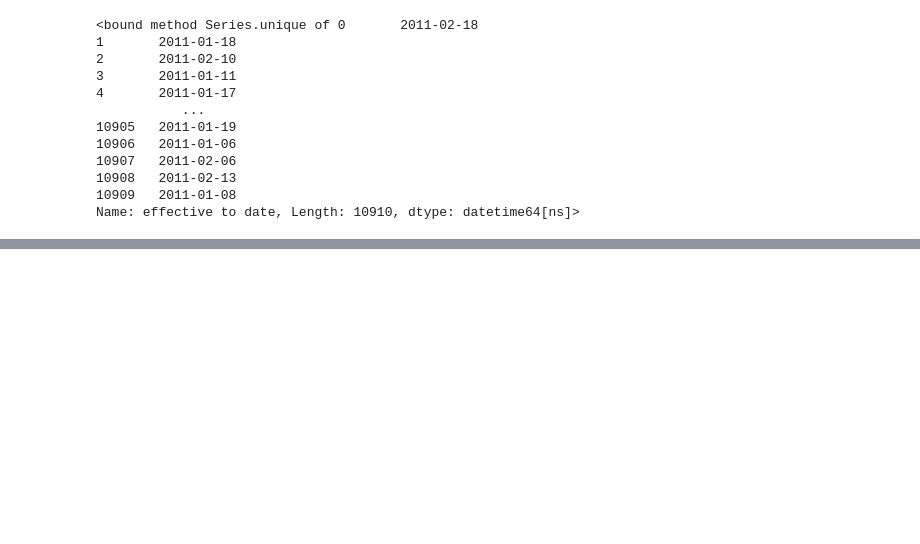
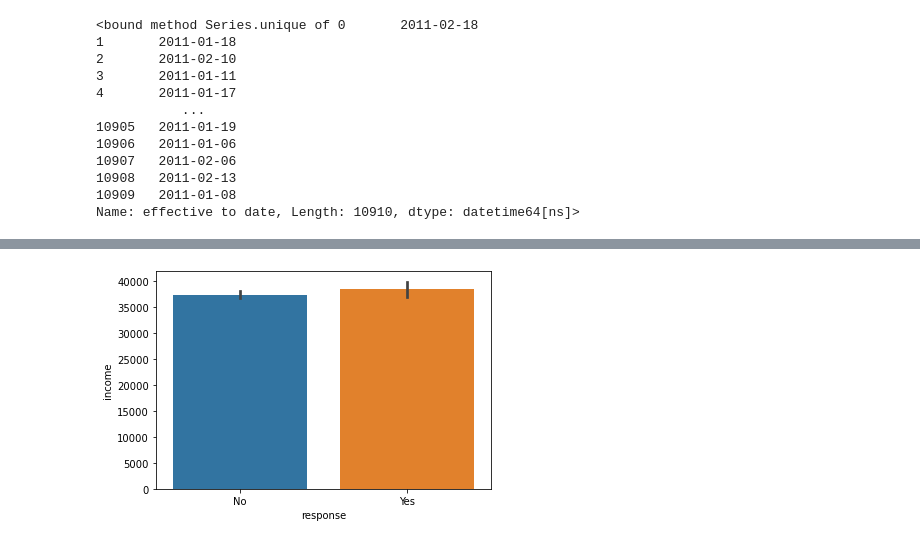
Before and after one commit to audedef/lab-customer-analysis-round-2, a Jupyter notebook: ex-lab-customer-analysis.ipynb, the cells around one changed output, grey strips where cells are left out. Saved outputs shown, nothing was run; the diff lists cells and outputs as text; code cells hidden in the pictures; blank space fills up the shorter version.

```diff
--- a/ex-lab-customer-analysis.ipynb
+++ b/ex-lab-customer-analysis.ipynb
@@ -296,0 +372,6 @@ df[(df['month_effective'] == 1) | (df['month_effective'] == 2) | (df['month_effe
+# %%
+# Show a plot of the response rate by income.
+sns.barplot(x = 'response',y='income', data = df)
+plt.show()
+# %% [output]
+[figure, added]
```
Also changed, not shown: parts of 17 cells of this notebook.
